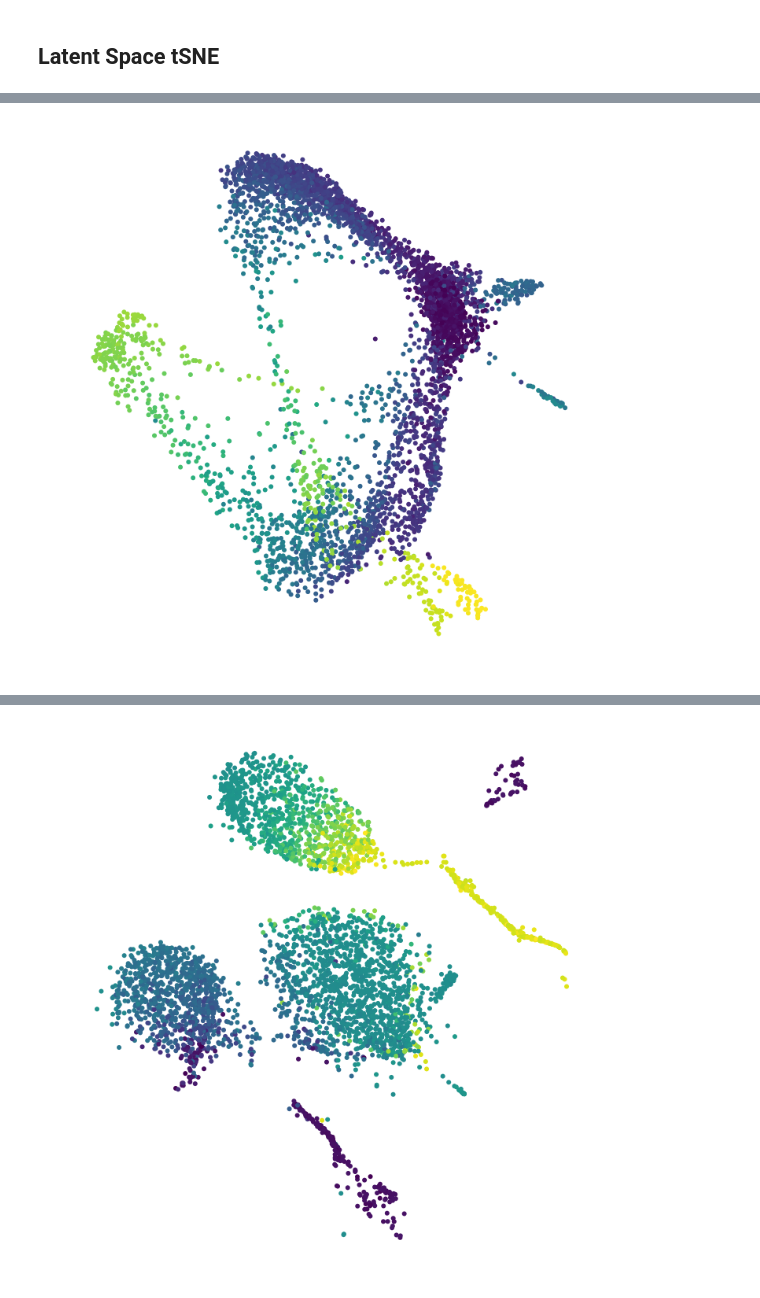
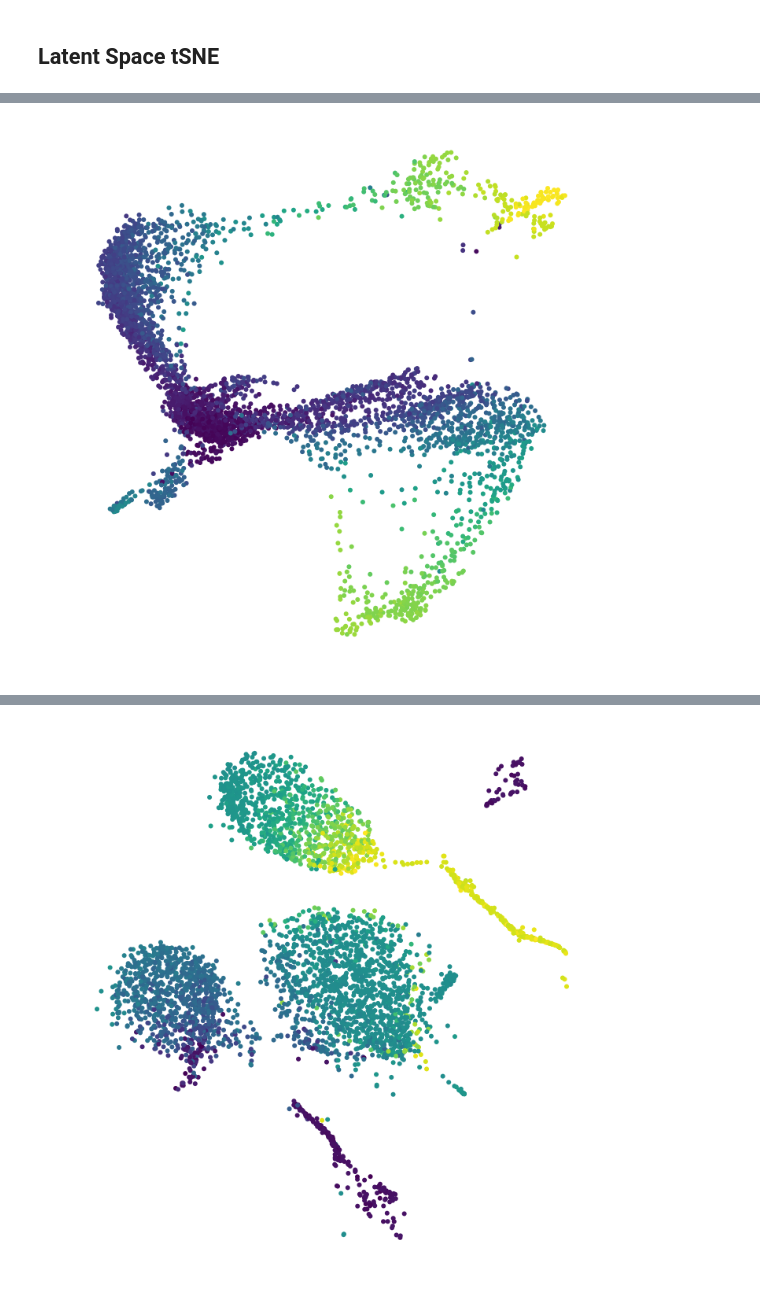
Before and after one commit to romain-lopez/scVI-reproducibility, a Jupyter notebook: preprocessing_benchmarking_klein_filtered_genes.ipynb, the cells around one changed output, grey strips where cells are left out. Cells and saved outputs as stored; diff of their text form; code cells hidden in the pictures.

```diff
--- a/preprocessing_benchmarking_klein_filtered_genes.ipynb
+++ b/preprocessing_benchmarking_klein_filtered_genes.ipynb
@@ -154,7 +150,7 @@ def show_viz(latent, name, algo=None, labels=None, clusters_cmap=7, cmap="tab10"
         ad = kneighbors_graph(latent, 5, include_self=False)
         graph = nx.from_scipy_sparse_matrix(ad)
         lag_node = 0.9
-        pos = nx.spring_layout(graph, k=np.sqrt(1.0/(lag_node*ad.shape[0])), iterations=150)
+        pos = nx.spring_layout(graph, k=np.sqrt(1.0/(lag_node*ad.shape[0])), iterations=200)
         layout =  np.concatenate([x[:, np.newaxis] for x in pos.values()], axis=1).T
     else:
         layout = latent
@@ -254,8 +308,7 @@ plt.savefig("figures/PCA_klein_kNN.pdf", dpi=300)
 # %%
 latent_pc = PCA(n_components=60).fit_transform(np.log(1 + expression_data))
-show_viz(latent_pc, \
+layout_pc = show_viz(latent_pc, \
           "PCA100", algo="kNN", labels=potential_scaled, \
-         clusters_cmap=0, cmap="viridis")
-plt.savefig("figures/PCA60_klein_kNN.pdf", dpi=300)
+         clusters_cmap=0, cmap="viridis", return_layout=True)
 # %% [output]
-[figure, old version]
+[figure, new version]
```
Also changed, not shown: parts of 22 cells of this notebook, 6 other files.
